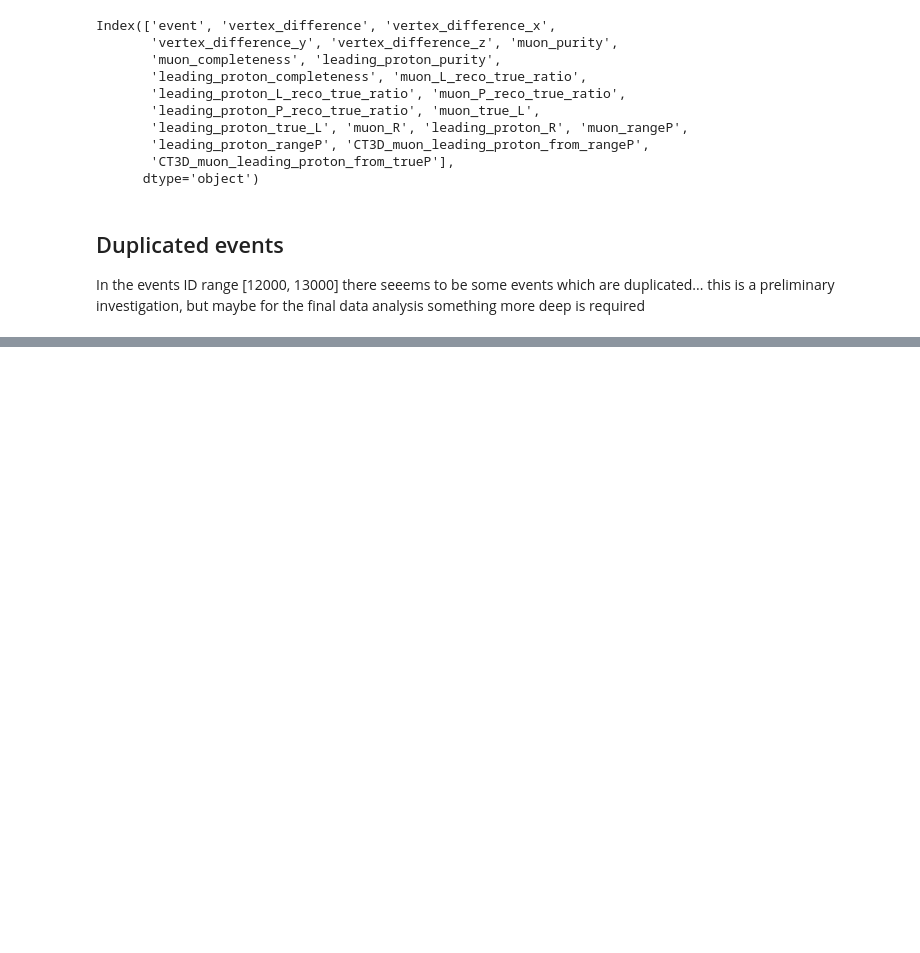
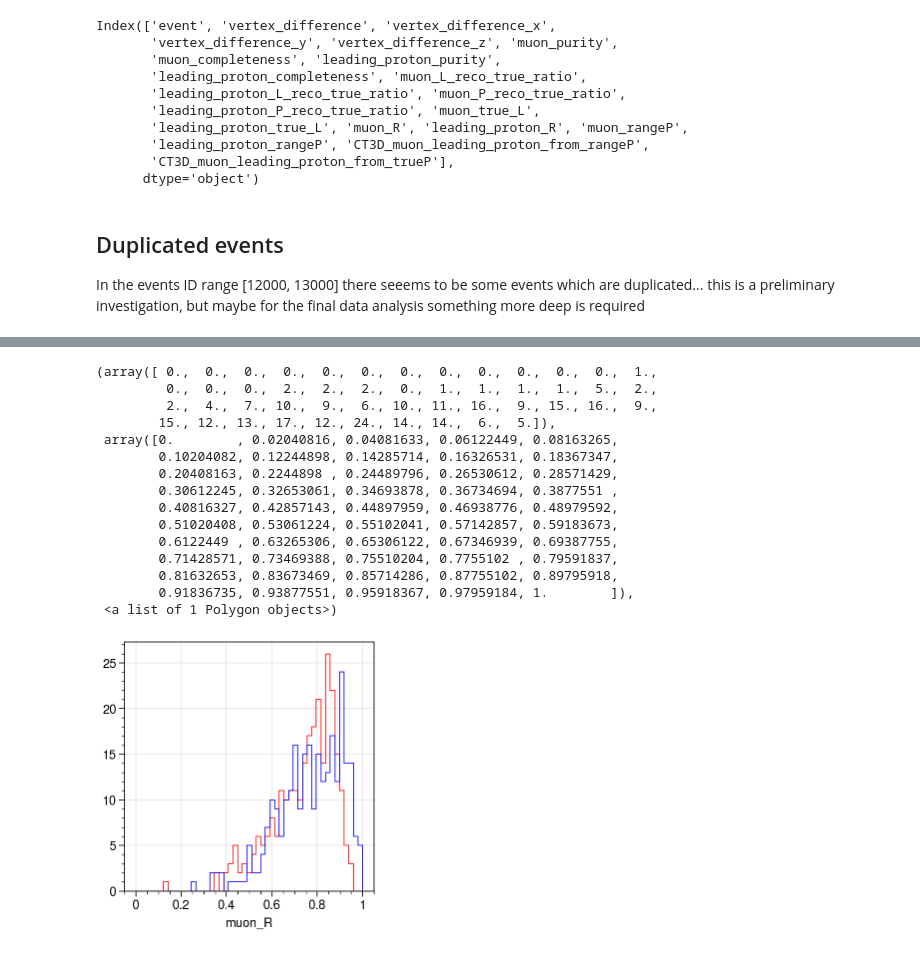
Before and after one commit to mattiasotgia/The_Empty_Hearse, a Jupyter notebook: notebooks/1µ1p_preliminary_reco-sim.ipynb, the cells around one changed output, grey strips where cells are left out. Saved outputs shown, nothing was run; the diff lists cells and outputs as text; code cells hidden in the pictures; blank space fills up the shorter version.

Commit message:
plots (SORRY)

```diff
--- a/notebooks/1µ1p_preliminary_reco-sim.ipynb
+++ b/notebooks/1µ1p_preliminary_reco-sim.ipynb
@@ -1347,0 +1379,22 @@ ax[1].hist(nominal_1u1p[nominal_1u1p.vertex_difference > -1].event, bins=bins)
+# %%
+
+_, ax = plot.subplots()
+ax.hist(cheated_1u1p.muon_R, bins=np.linspace(0, 1, 50), fill=False, color='r')
+ax.hist(cheated_1u1p.leading_proton_R, bins=np.linspace(0, 1, 50), fill=False, color='b')
+# %% [output]
+(array([ 0.,  0.,  0.,  0.,  0.,  0.,  0.,  0.,  0.,  0.,  0.,  0.,  1.,
+         0.,  0.,  0.,  2.,  2.,  2.,  0.,  1.,  1.,  1.,  1.,  5.,  2.,
+         2.,  4.,  7., 10.,  9.,  6., 10., 11., 16.,  9., 15., 16.,  9.,
+        15., 12., 13., 17., 12., 24., 14., 14.,  6.,  5.]),
+ array([0.        , 0.02040816, 0.04081633, 0.06122449, 0.08163265,
+        0.10204082, 0.12244898, 0.14285714, 0.16326531, 0.18367347,
+        0.20408163, 0.2244898 , 0.24489796, 0.26530612, 0.28571429,
+        0.30612245, 0.32653061, 0.34693878, 0.36734694, 0.3877551 ,
+        0.40816327, 0.42857143, 0.44897959, 0.46938776, 0.48979592,
+        0.51020408, 0.53061224, 0.55102041, 0.57142857, 0.59183673,
+        0.6122449 , 0.63265306, 0.65306122, 0.67346939, 0.69387755,
+        0.71428571, 0.73469388, 0.75510204, 0.7755102 , 0.79591837,
+        0.81632653, 0.83673469, 0.85714286, 0.87755102, 0.89795918,
+        0.91836735, 0.93877551, 0.95918367, 0.97959184, 1.        ]),
+ <a list of 1 Polygon objects>)
+[figure, added]
```
Also changed, not shown: parts of 17 cells of this notebook, 36 other files.
